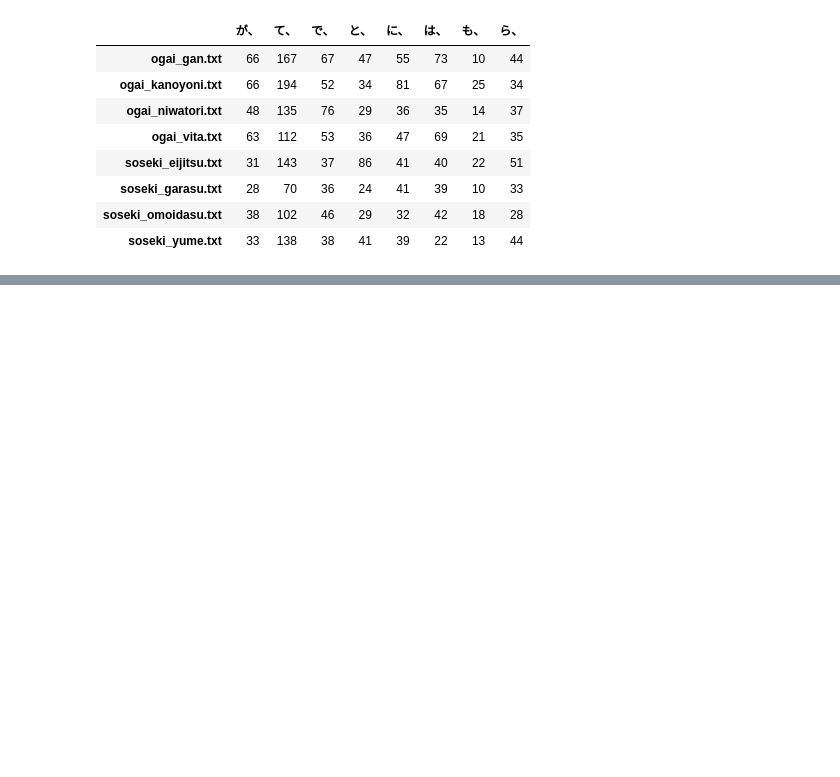
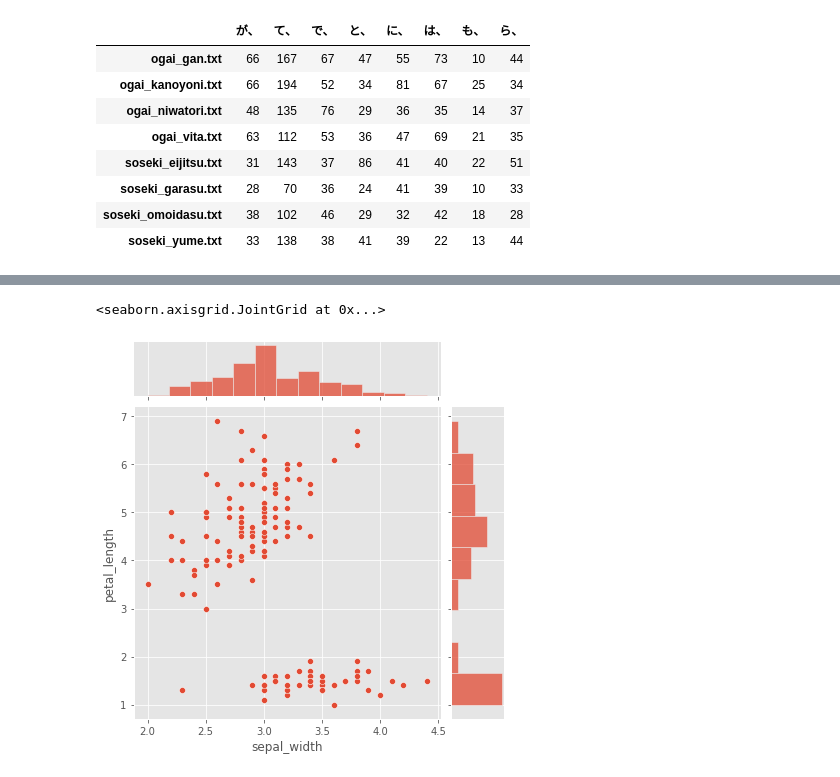
Before and after one commit to KatsuhideAsanuma/python_de_textmining, a Jupyter notebook: test_1.ipynb, the cells around one changed output, grey strips where cells are left out. Cells and saved outputs as stored; diff of their text form; code cells hidden in the pictures; blank space fills up the shorter version.

```diff
--- a/test_1.ipynb
+++ b/test_1.ipynb
@@ -78,0 +121,7 @@ bigrams_df
+# %%
+import seaborn as sns
+iris=sns.load_dataset('iris')
+sns.jointplot(x='sepal_width',y='petal_length',data=iris)
+# %% [output]
+<seaborn.axisgrid.JointGrid at 0x...>
+[figure, added]
```
Also changed, not shown: parts of 5 cells of this notebook.
